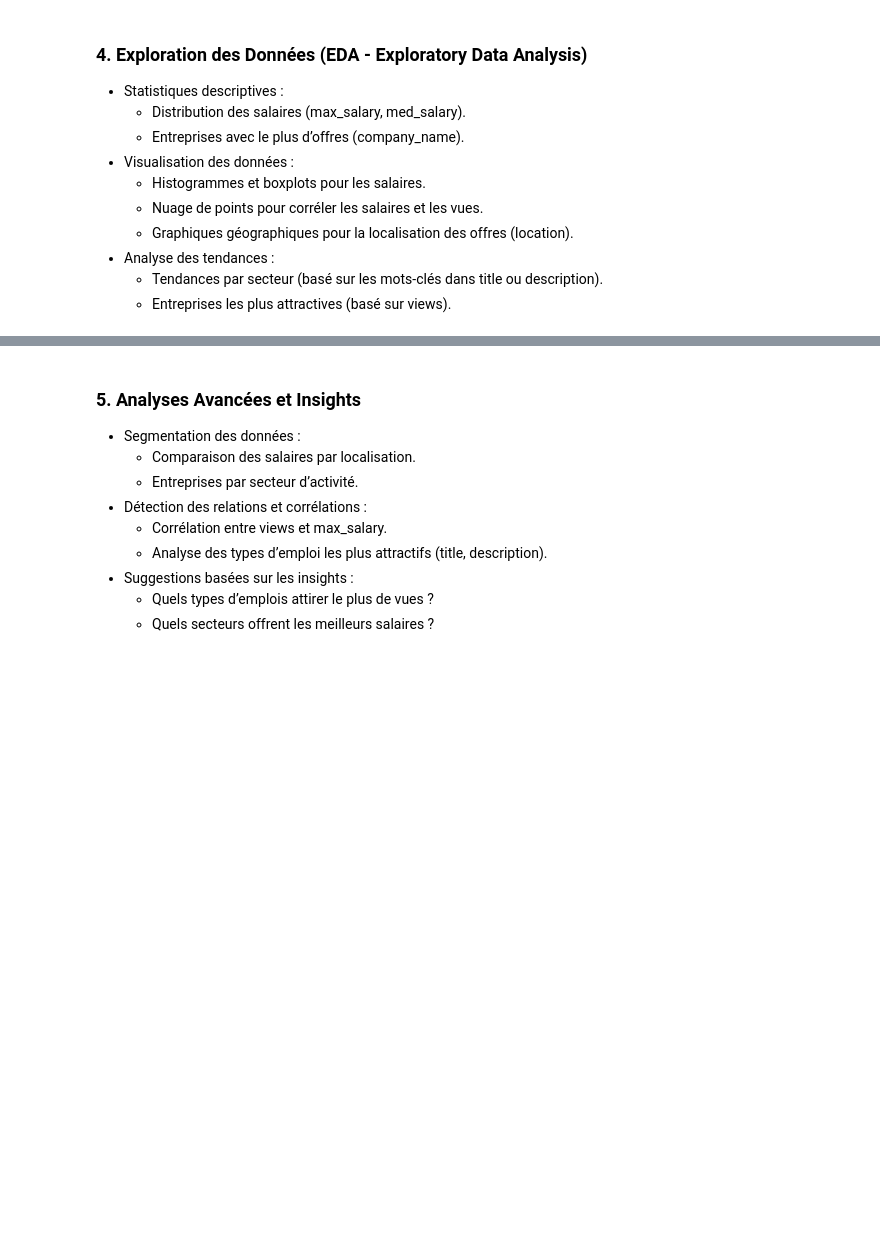
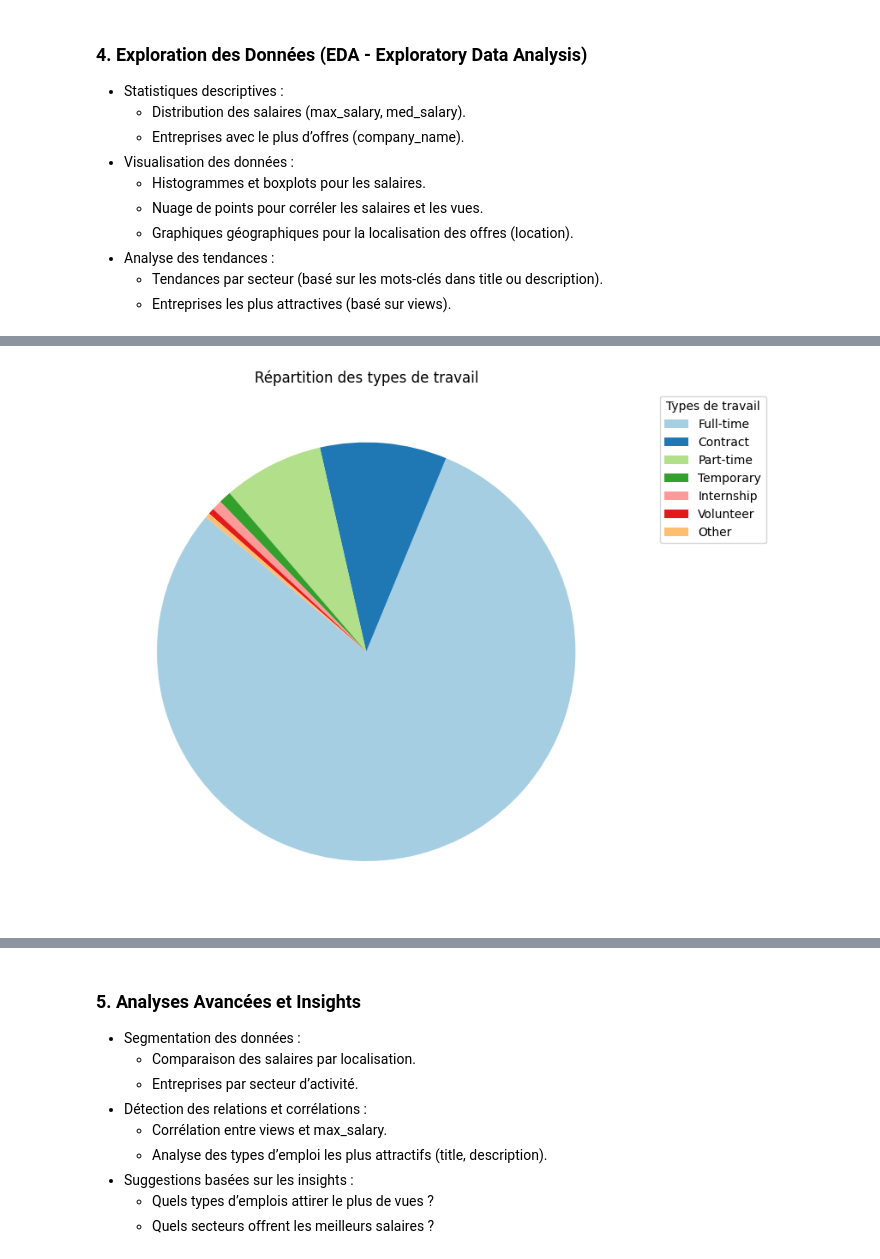
Before and after one commit to CalvoTom/InternAnalytics, a Jupyter notebook: notebooks/internAnalytics.ipynb, the cells around one changed output, grey strips where cells are left out. Cells and saved outputs as stored; diff of their text form; code cells hidden in the pictures; blank space fills up the shorter version.

```diff
--- a/notebooks/internAnalytics.ipynb
+++ b/notebooks/internAnalytics.ipynb
@@ -97,0 +119,19 @@ data_clean.to_csv("../data/interim/posting_clean.csv", header=True)
+# %%
+work_type_counts = data_clean['formatted_work_type'].value_counts()
+
+plt.figure(figsize=(8, 8))
+colors = plt.cm.Paired.colors
+work_type_counts.plot(
+    kind='pie',
+    startangle=140,
+    colors=colors,
+    labels=None
+)
+
+plt.legend(work_type_counts.index, title="Types de travail", bbox_to_anchor=(1.05, 1), loc='upper left')
+plt.title("Répartition des types de travail")
+plt.ylabel("")
+plt.tight_layout()
+plt.show()
+# %% [output]
+[figure, added]
```
Also changed, not shown: parts of 7 cells of this notebook.
